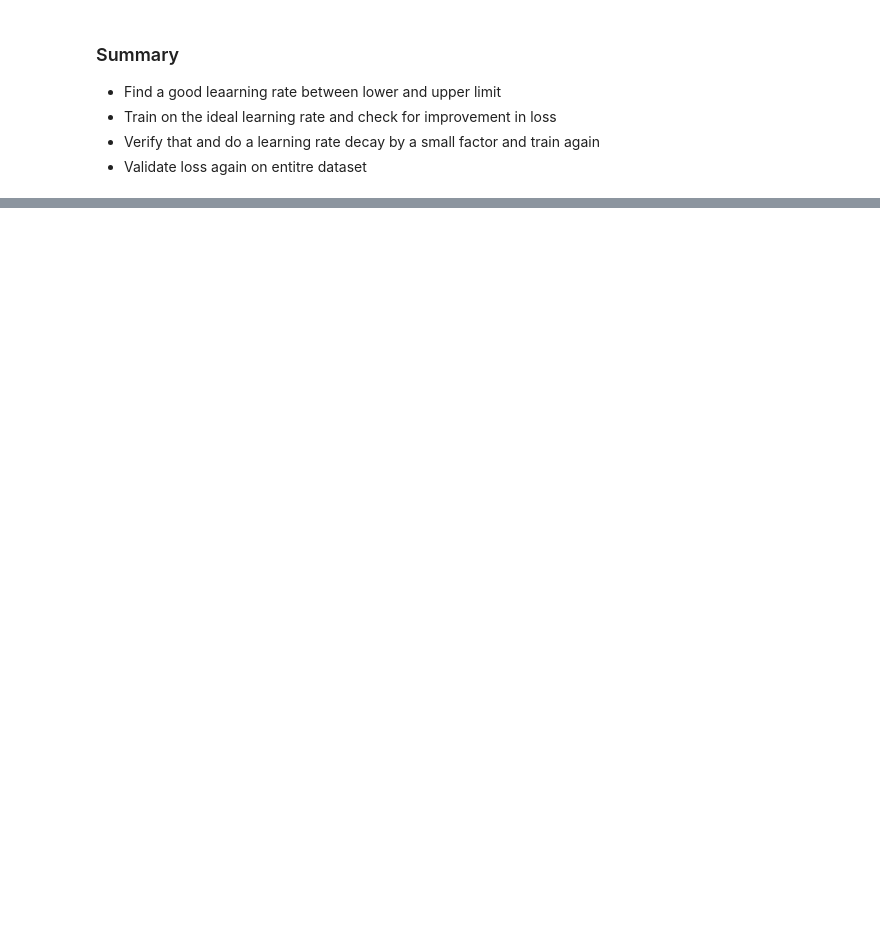
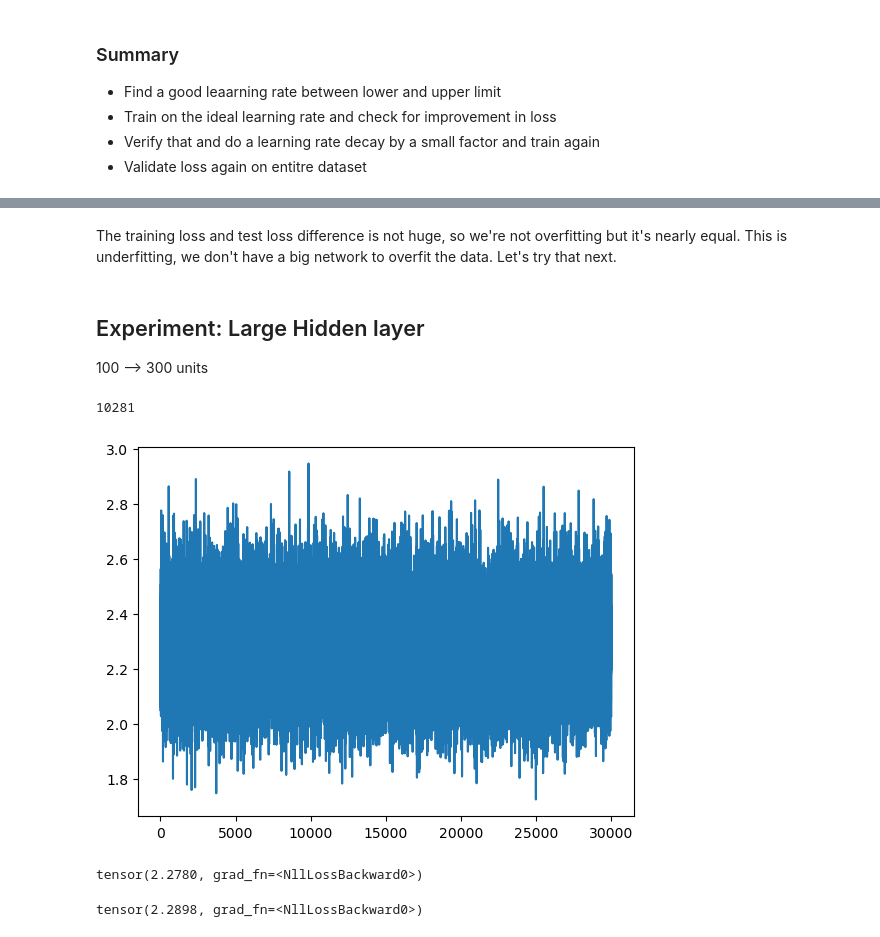
Before and after one commit to JpChii/makemore, a Jupyter notebook: 3-mlp.ipynb, the cells around one changed output, grey strips where cells are left out. Cells and saved outputs as stored; diff of their text form; code cells hidden in the pictures; blank space fills up the shorter version.

```diff
--- a/3-mlp.ipynb
+++ b/3-mlp.ipynb
@@ -964,0 +1100,21 @@ Final loss: 2.0946085453033447
+# %% [markdown]
+The training loss and test loss difference is not huge, so we're not overfitting but it's nearly equal. This is underfitting, we don't have a big network to overfit the data. Let's try that next.
+# %% [markdown]
+## Experiment: Large Hidden layer
+
+100 --> 300 units
+# %%
+# Resetting network
+g = torch.Generator().manual_seed(2147483647)
+C = torch.randn((27, 2), generator=g)
+W1 = torch.randn((6, 300), generator=g)
+b1 = torch.randn(300, generator=g)
+W2 = torch.randn((300, 27), generator=g)
+b2 = torch.randn(27, generator=g)
+parameters = [C, W1, b1, W2, b2]
+print(sum(p.nelement() for p in parameters))
+
+for p in parameters:
+    p.requires_grad = True
+# %% [output]
+10281
@@ -964,0 +1124,54 @@ Final loss: 2.0946085453033447
+# %%
+# Stats
+lossi = []
+stepi = []
+
+for i in range(30000):
+
+    # minibatch construct
+    ix = torch.randint(0, Xtr.shape[0], (64,))
+
+    # Forward pass
+    emb = C[Xtr[ix]]
+    h = torch.tanh(emb.view(-1, 6) @ W1 + b1)
+    logits = h @ W2 + b2
+    loss = F.cross_entropy(logits, Ytr[ix])
+
+    for p in parameters:
+        p.grad = None
+    loss.backward()
+
+    lr = 0.01
+    for p in parameters:
+        p.data += -lr * p.grad
+
+    stepi.append(i)
+    lossi.append(loss.item())
+# %%
+plt.plot(stepi, lossi);
+# %% [output]
+[figure, added]
+# %%
+# 1. steps = 10000, batch = 32, lr = 0.1, loss = 2.6616
+# 2. steps = 30000, batch = 64, lr = 0.1, loss = 2.3609
+# 2. steps = 30000, batch = 64, lr = 0.01, loss = 2.2780
+
+emb = C[Xtr]
+h = torch.tanh(emb.view(-1, 6) @ W1 + b1)
+logits = h @ W2 + b2
+loss = F.cross_entropy(logits, Ytr)
+loss
+# %% [output]
+tensor(2.2780, grad_fn=<NllLossBackward0>)
+# %%
+# 1. steps = 10000, batch = 32, lr = 0.1, loss = 2.6711
+# 2. steps = 30000, batch = 64, lr = 0.1, loss = 2.3696
+# 2. steps = 30000, batch = 64, lr = 0.01, loss = 2.2898
+
+emb = C[Xdev]
+h = torch.tanh(emb.view(-1, 6) @ W1 + b1)
+logits = h @ W2 + b2
+loss = F.cross_entropy(logits, Ydev)
+loss
+# %% [output]
+tensor(2.2898, grad_fn=<NllLossBackward0>)
```
Also changed, not shown: parts of 65 cells of this notebook.
